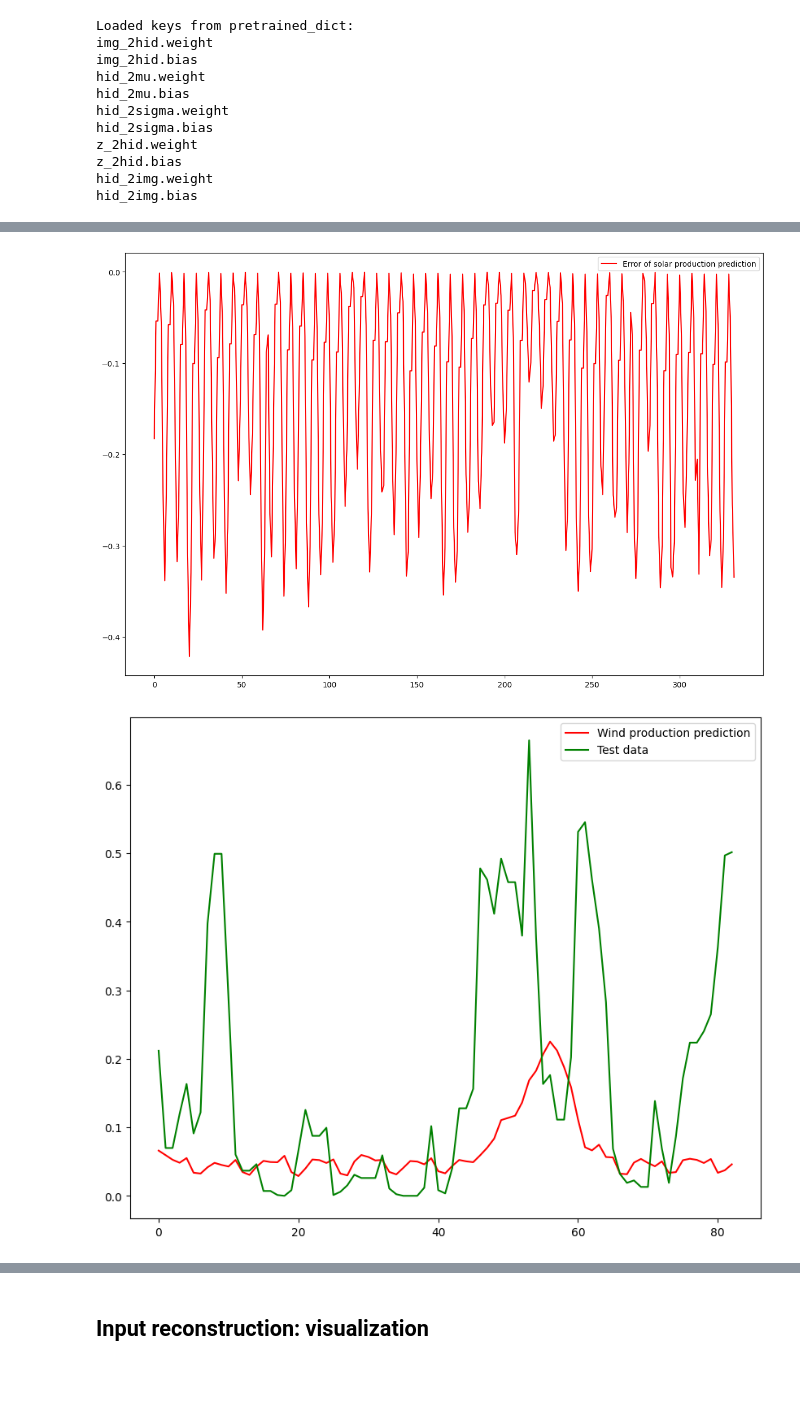
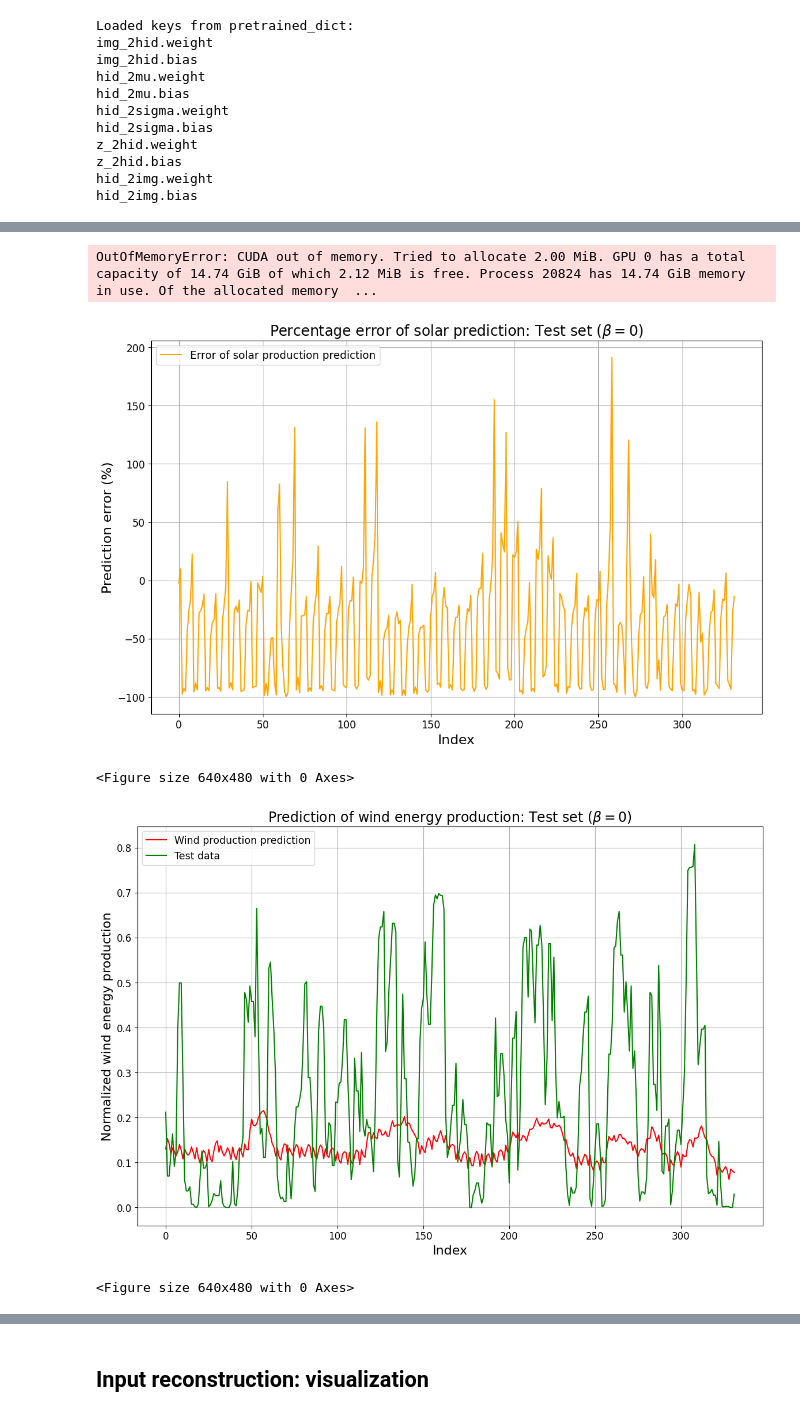
Before and after one commit to jonathancavallin/LCP_B_Project_REDIS, a Jupyter notebook: VAE_Regression_27_maggio_new.ipynb, the cells around one changed output, grey strips where cells are left out. Saved outputs shown, nothing was run; the diff lists cells and outputs as text; code cells hidden in the pictures; blank space fills up the shorter version.

```diff
--- a/VAE_Regression_27_maggio_new.ipynb
+++ b/VAE_Regression_27_maggio_new.ipynb
@@ -118,8 +140,8 @@ class VAE_Regression(nn.Module):
 # %% [markdown]
 ## Training and test dataset
 # %%
-df_features = pd.read_csv('lcpb_files/IT_NORD_VAE_input_new.csv') # vae input (input features X)
-df_labels = pd.read_csv('lcpb_files/normalized_actuals.csv') # regression training/test
+df_features = pd.read_csv('/home/lcpb_files/IT_NORD_VAE_input_new.csv') # vae input (input features X)
+df_labels = pd.read_csv('/home/lcpb_files/normalized_actuals.csv') # regression training/test
 df_labels= df_labels[['date_time','time','detrended_solar','detrended_wind','detrended_hydro']]
 df_labels
 # %% [output]
@@ -858,24 +868,24 @@ plt.show()
 
 best_model.eval()
 
-test_predictions=[]
-recon_x_vec= []
+num_passes= 7000
 
-num_passes=500
+mean_preds = None
 
-with torch.no_grad():
-    for i in range(num_passes):
-        regr_output, reconstructed_x, mu, logvar, z = best_model(X_test_tensor.to(device))
-        test_predictions.append(regr_output)
-        recon_x_vec.append(reconstructed_x)
+for i in range(num_passes):
+    regr_output, recon_x, *_ = best_model(X_test_tensor.to(device))
+    regr_output = regr_output.cpu()
+    recon_x = recon_x.cpu()
 
-test_predictions_tensor = torch.stack(test_predictions)
-reconstructed_x_tensor = torch.stack(recon_x_vec)
+    if mean_preds is None:
+        mean_preds = regr_output
+        mean_recons = recon_x
+    else:
+        mean_preds += (regr_output - mean_preds) / (i + 1)
+        mean_recons += (recon_x - mean_recons) / (i + 1)
 
-# move the output to CPU and convert to numpy array for printing/analysis
-
-mean_test_predictions = test_predictions_tensor.mean(dim=0).cpu().numpy()
-mean_recon_x_test = reconstructed_x_tensor.mean(dim=0).cpu().numpy()
+mean_test_predictions = mean_preds.numpy()
+mean_recon_x_test = mean_recons.numpy()
 
 z = z.cpu().numpy()
 
@@ -894,20 +904,33 @@ plt.plot(np.arange(int(len(mean_test_predictions)/5)),mean_test_predictions[:int
 plt.plot(np.arange(int(len(Y_test)/5)),Y_test[:int(len(Y_test)/5),0],color='skyblue',label='Test data')
 plt.legend()
 plt.show()
+# %% [output]
+OutOfMemoryError: CUDA out of memory. Tried to allocate 2.00 MiB. GPU 0 has a total capacity of 14.74 GiB of which 2.12 MiB is free. Process 20824 has 14.74 GiB memory in use. Of the allocated memory  ...
 # %%
-plt.figure(figsize=(15, 10))
-plt.plot(np.arange(int(len(mean_test_predictions)/5)),(mean_test_predictions[:int(len(mean_test_predictions)/5),0]-Y_test[:int(len(Y_test)/5),0]),color='red',label='Error of solar production prediction')
-#plt.plot(np.arange(int(len(Y_test)/20)),Y_test[:int(len(Y_test)/20),0],color='orange',label='Test data')
+plt.figure(figsize=(13, 8))
+plt.plot(np.arange(int(len(mean_test_predictions)/5)),(mean_test_predictions[:int(len(mean_test_predictions)/5),0]-Y_test[:int(len(Y_test)/5),0])*100/(Y_test[:int(len(Y_test)/5),0]+10**(-4)),color='orange',label='Error of solar production prediction')
+plt.xlabel("Index")
+plt.ylabel("Prediction error (%)")
+plt.title(r"Percentage error of solar prediction: Test set ($\beta=0$)")
+plt.grid(True)
 plt.legend()
 plt.show()
+plt.savefig("/home/plots/solar_pred_error_beta_0.png", dpi=300, bbox_inches='tight')
 # %% [output]
-[figure, old version]
+[figure, new version]
+<Figure size 640x480 with 0 Axes>
 # %%
-plt.figure(figsize=(10, 8))
-plt.plot(np.arange(int(len(mean_test_predictions)/20)),mean_test_predictions[:int(len(mean_test_predictions)/20),1],color='red',label='Wind production prediction')
-plt.plot(np.arange(int(len(Y_test)/20)),Y_test[:int(len(Y_test)/20),1],color='green',label='Test data')
+plt.figure(figsize=(14, 9))
+plt.plot(np.arange(int(len(mean_test_predictions)/5)),mean_test_predictions[:int(len(mean_test_predictions)/5),1],color='red',label='Wind production prediction')
+plt.plot(np.arange(int(len(Y_test)/5)),Y_test[:int(len(Y_test)/5),1],color='green',label='Test data')
+plt.xlabel("Index")
+plt.ylabel("Normalized wind energy production")
+plt.title(r"Prediction of wind energy production: Test set ($\beta=0$)")
+plt.grid(True)
 plt.legend()
 plt.show()
+plt.savefig("/home/plots/wind_pred_beta_0.png", dpi=300, bbox_inches='tight')
 # %% [output]
-[figure, old version]
+[figure, new version]
+<Figure size 640x480 with 0 Axes>
 # %%
```
Also changed, not shown: parts of 20 cells of this notebook.
